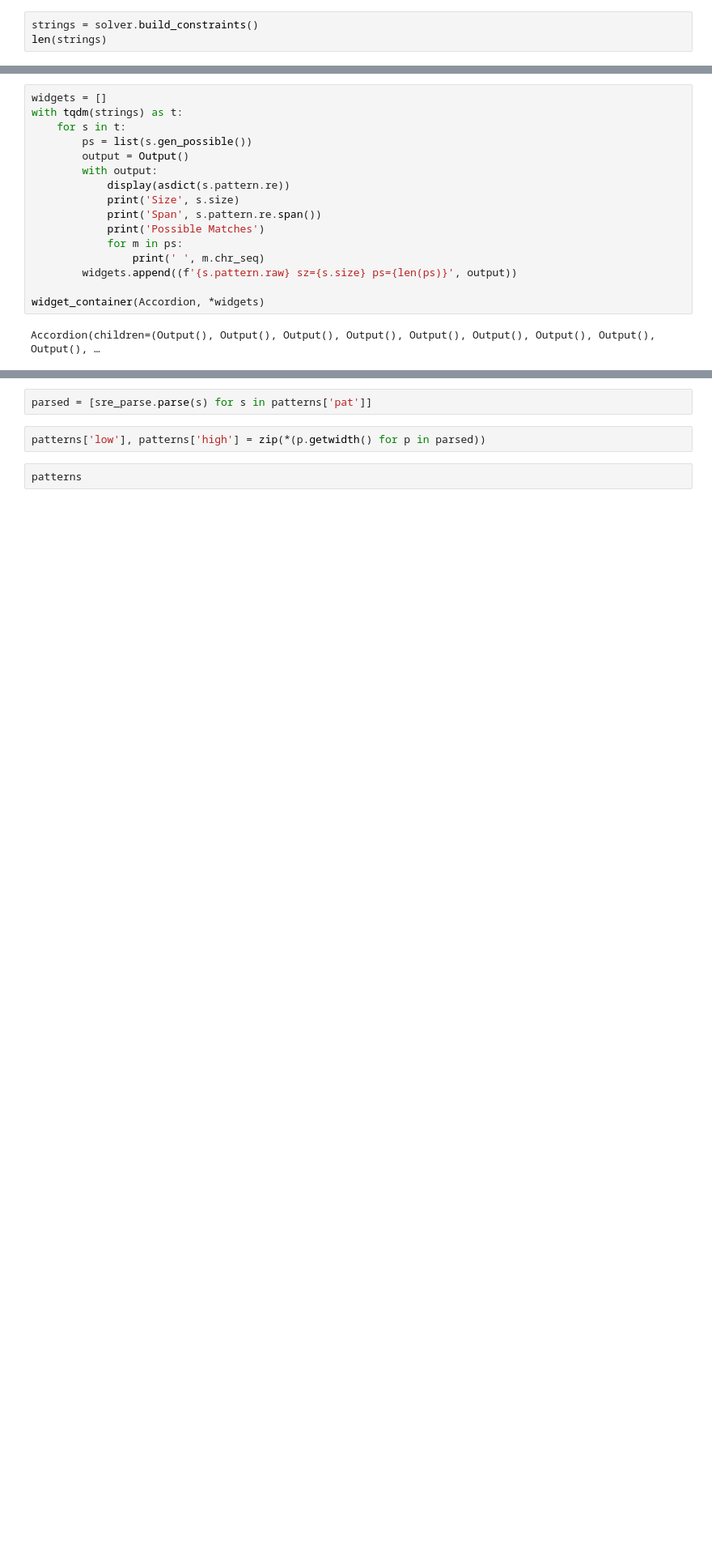
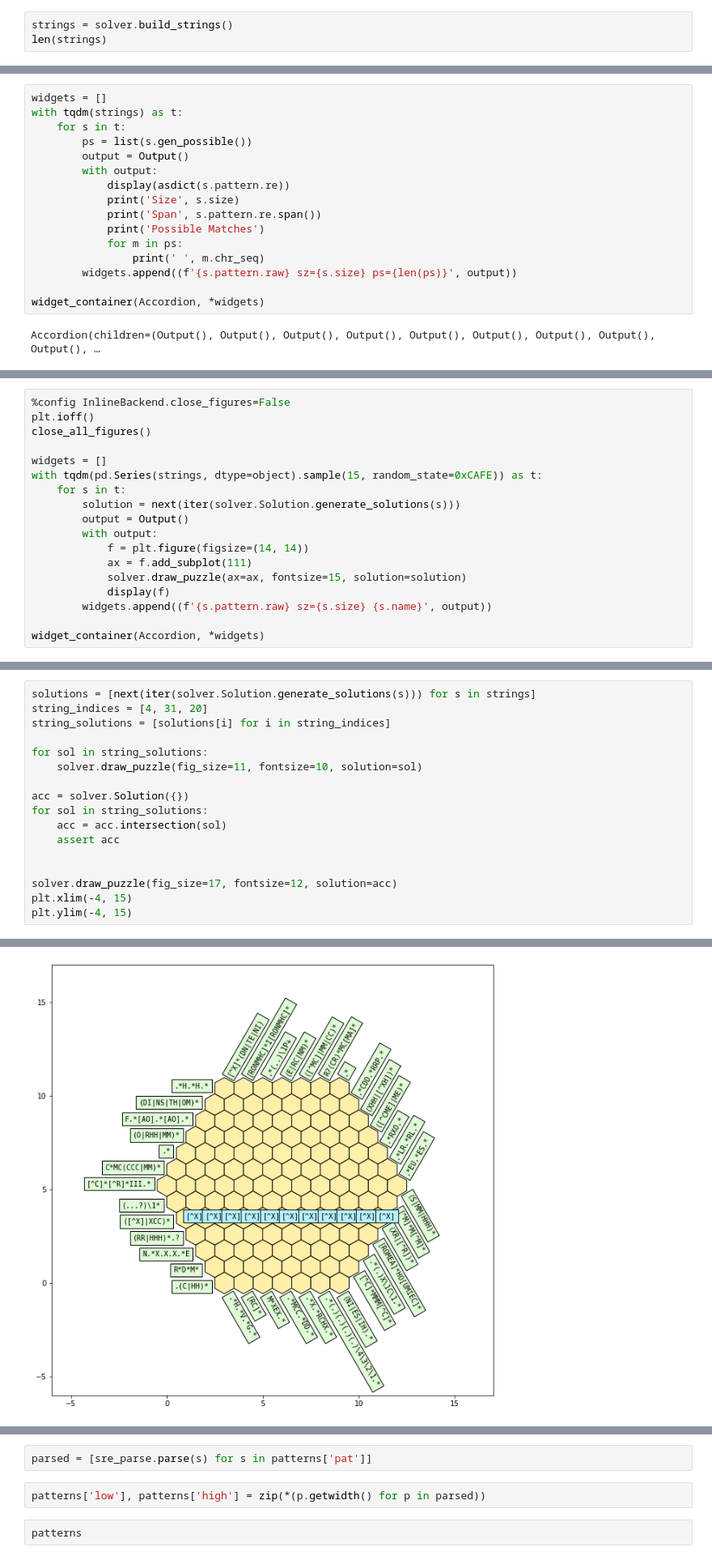
Before and after one commit to matthagy/regex_crossword, a Jupyter notebook: xplr0.ipynb, the cells around one changed output, grey strips where cells are left out. Shown at 81% size. Saved outputs shown, nothing was run; the diff lists cells and outputs as text; blank space fills up the shorter version.

```diff
--- a/xplr0.ipynb
+++ b/xplr0.ipynb
@@ -29,5 +61,5 @@ solver.draw_puzzel(fig_size=16, fontsize=15)
 # %%
-strings = solver.build_constraints()
+strings = solver.build_strings()
 len(strings)
 # %% [output]
 39
@@ -110,0 +143,18 @@ display([[cn.string.pattern.pattern, cn.index] for cn in c.positions])
+# %%
+%config InlineBackend.close_figures=False
+plt.ioff()
+close_all_figures()
+
+widgets = []
+with tqdm(pd.Series(strings, dtype=object).sample(15, random_state=0xCAFE)) as t:
+    for s in t:
+        solution = next(iter(solver.Solution.generate_solutions(s)))
+        output = Output()
+        with output:
+            f = plt.figure(figsize=(14, 14))
+            ax = f.add_subplot(111)
+            solver.draw_puzzle(ax=ax, fontsize=15, solution=solution)
+            display(f)
+        widgets.append((f'{s.pattern.raw} sz={s.size} {s.name}', output))
+
+widget_container(Accordion, *widgets)
@@ -110,0 +167,18 @@ display([[cn.string.pattern.pattern, cn.index] for cn in c.positions])
+# %%
+solutions = [next(iter(solver.Solution.generate_solutions(s))) for s in strings]
+string_indices = [4, 31, 20]
+string_solutions = [solutions[i] for i in string_indices]
+
+for sol in string_solutions:
+    solver.draw_puzzle(fig_size=11, fontsize=10, solution=sol)
+
+acc = solver.Solution({})
+for sol in string_solutions:
+    acc = acc.intersection(sol)
+    assert acc
+
+
+solver.draw_puzzle(fig_size=17, fontsize=12, solution=acc)
+plt.xlim(-4, 15)
+plt.ylim(-4, 15)
+# %% [output]
@@ -110,0 +186 @@ display([[cn.string.pattern.pattern, cn.index] for cn in c.positions])
+[figure, added]
```
Also changed, not shown: parts of 43 cells of this notebook, 3 other files.
